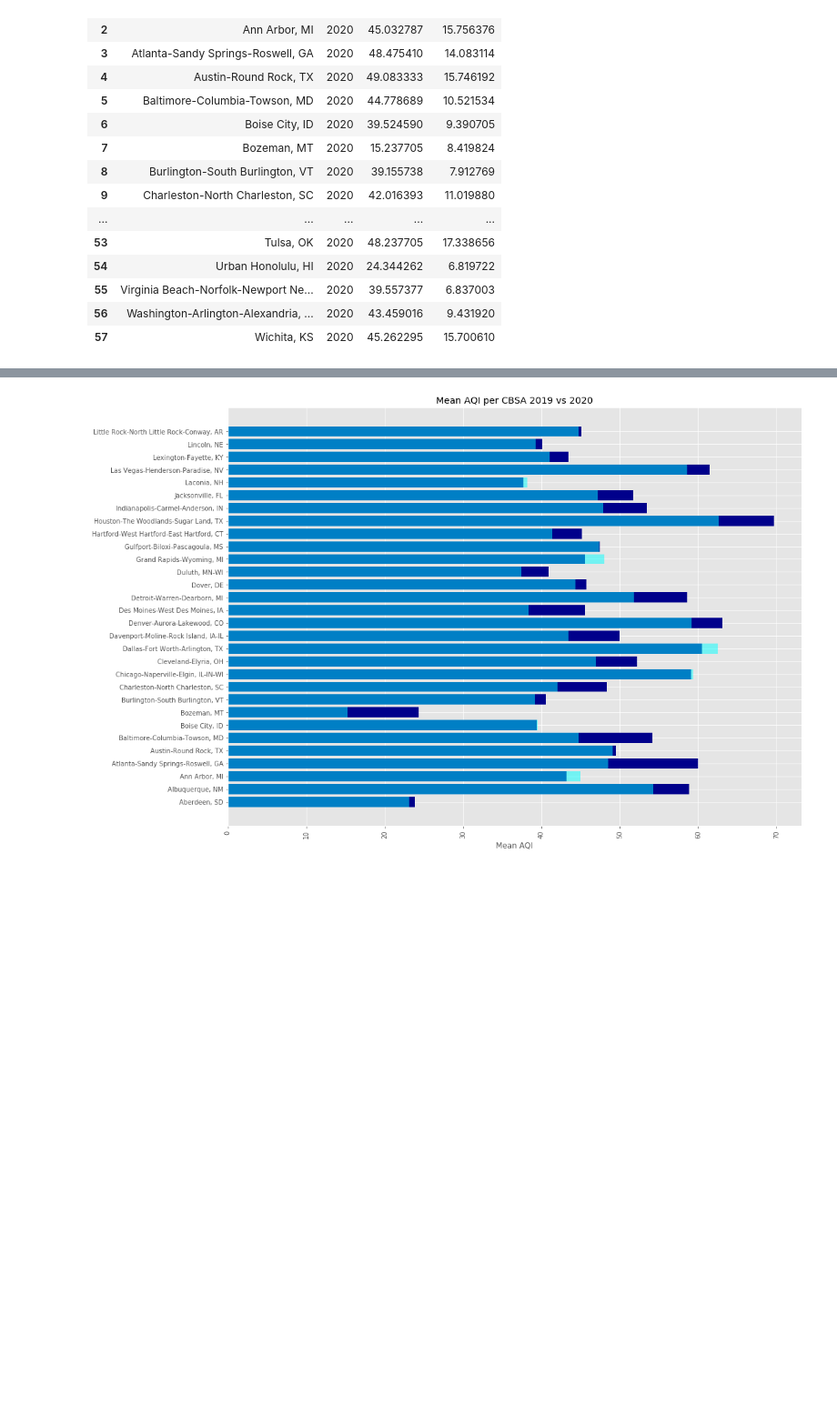
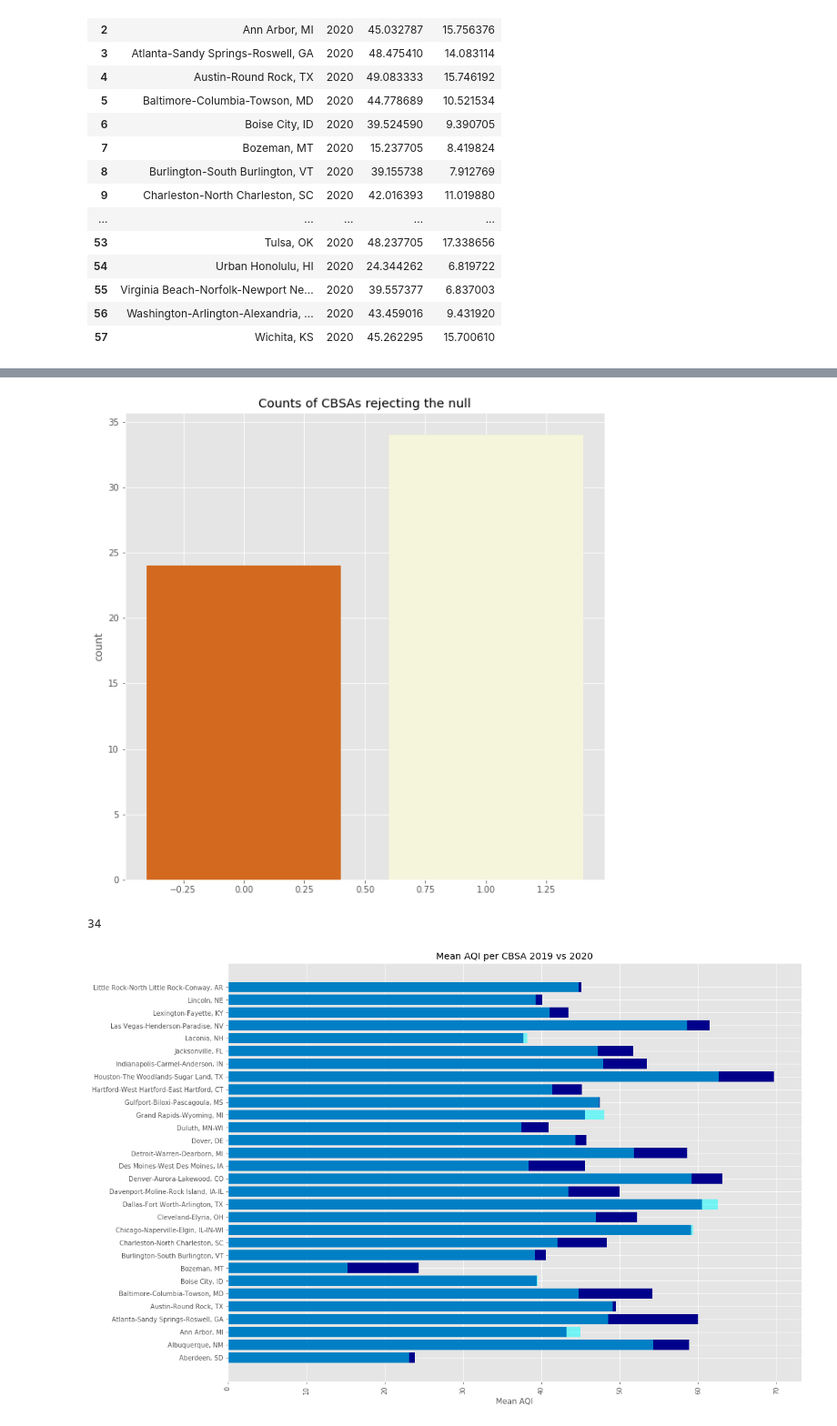
Before and after one commit to jmarkhei/BreathfreshCOVIDair, a Jupyter notebook: graphing7_22.ipynb, the cells around one changed output, grey strips where cells are left out. Shown at 91% size. Saved outputs shown, nothing was run; the diff lists cells and outputs as text; code cells hidden in the pictures; blank space fills up the shorter version.

```diff
--- a/graphing7_22.ipynb
+++ b/graphing7_22.ipynb
@@ -917,6 +918,20 @@ combo_mean_aqi2_2half
 | 55 | Virginia Beach-Norfolk-Newport Ne... | 2019 | 45.426230 | 9.568300 | 2020 | 39.557377 | 6.837003 | 9.062323e-08 | -5.512223 | ... |
 | 56 | Washington-Arlington-Alexandria, ... | 2019 | 51.852459 | 14.252546 | 2020 | 43.459016 | 9.431920 | 1.407762e-07 | -5.424467 | ... |
 | 57 | Wichita, KS | 2019 | 45.336066 | 11.036836 | 2020 | 45.262295 | 15.700610 | 9.661694e-01 | -0.042457 | ... |
+# %%
+fig, ax = plt.subplots(figsize=(10,10))
+ax.bar(0, len(combo_mean_aqi2.loc[combo_mean_aqi2['null_rejection'] == 0]), color='chocolate')
+ax.bar(1, len(combo_mean_aqi2.loc[combo_mean_aqi2['null_rejection'] == 1]), color='beige')
+ax.set_title('Counts of CBSAs rejecting the null')
+ax.set_ylabel('count')
+plt.savefig('img/nullreject.png')
+plt.show()
+# %% [output]
+[figure, added]
+# %%
+len(combo_mean_aqi2.loc[combo_mean_aqi2['null_rejection'] == 1])
+# %% [output]
+34
 # %%
 fig, ax = plt.subplots(figsize=(16,12))
 width = 0.25
```
Also changed, not shown: parts of 1 cell of this notebook, 3 other files.
